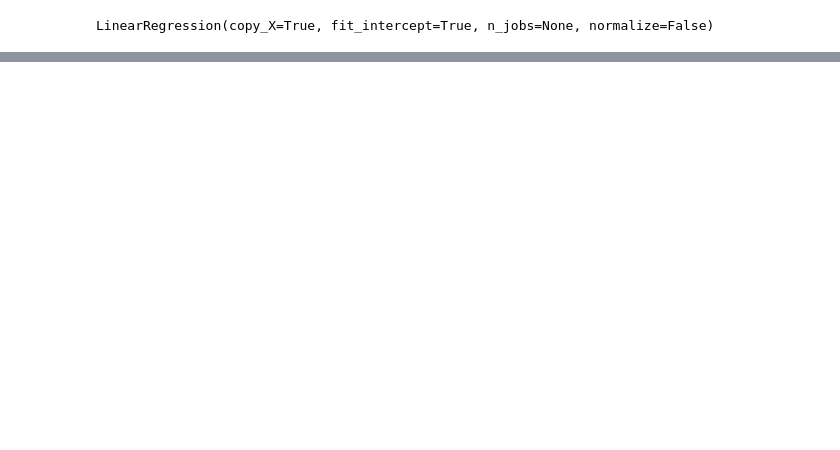
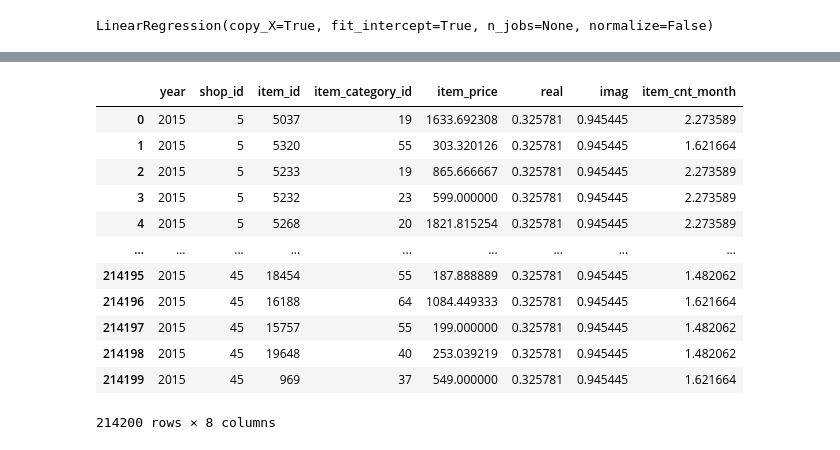
Before and after one commit to Laplusdestiny/-kaggle-Predict-Future-Sales, a Jupyter notebook: Predict-Future-Sales-01.ipynb, the cells around one changed output, grey strips where cells are left out. Drawn from its saved outputs; the diff is of its cells as text; code cells hidden in the pictures; blank space fills up the shorter version.

```diff
--- a/Predict-Future-Sales-01.ipynb
+++ b/Predict-Future-Sales-01.ipynb
@@ -549,0 +591,16 @@ submission.to_csv(f"results/{now()}.csv", index=False)
+# %%
+reg = xgb.XGBRegressor()
+hp = {
+    'max_depth': [x for x in range(1, 5)],
+    'min_child_weight': [x for x in range(1, 5)],
+    'n_estimators': [x for x in range(10, 100, 20)],
+    'eval_metric': ['rmse'],
+#     'nthread': [8],
+    'objective': ['reg:squarederror'],
+    'tree_method': ['gpu_hist']
+}
+# %%
+reg_cv = GridSearchCV(reg, hp, cv=5)
+train_x, train_y = train_gb[learn_col], train_gb[target_col]
+reg_cv.fit(train_x, train_y)
+print(reg_cv.best_params_, reg_cv.best_score_)
@@ -549,0 +609,3 @@ submission.to_csv(f"results/{now()}.csv", index=False)
+# %%
+reg = xgb.XGBRegressor(**reg_cv.best_params_)
+reg.fit(train_x, train_y)
@@ -549,0 +622,19 @@ submission.to_csv(f"results/{now()}.csv", index=False)
+# %%
+predict = pd.Series(reg.predict(test[learn_col]))
+test["item_cnt_month"] = predict
+# test = pd.DataFrame(mms.inverse_transform(test), columns=test.columns)
+test
+# %% [output]
+|  | year | shop_id | item_id | item_category_id | item_price | real | imag | item_cnt_month |
+| 0 | 2015 | 5 | 5037 | 19 | 1633.692308 | 0.325781 | 0.945445 | 2.273589 |
+| 1 | 2015 | 5 | 5320 | 55 | 303.320126 | 0.325781 | 0.945445 | 1.621664 |
+| 2 | 2015 | 5 | 5233 | 19 | 865.666667 | 0.325781 | 0.945445 | 2.273589 |
+| 3 | 2015 | 5 | 5232 | 23 | 599.000000 | 0.325781 | 0.945445 | 2.273589 |
+| 4 | 2015 | 5 | 5268 | 20 | 1821.815254 | 0.325781 | 0.945445 | 2.273589 |
+| ... | ... | ... | ... | ... | ... | ... | ... | ... |
+| 214195 | 2015 | 45 | 18454 | 55 | 187.888889 | 0.325781 | 0.945445 | 1.482062 |
+| 214196 | 2015 | 45 | 16188 | 64 | 1084.449333 | 0.325781 | 0.945445 | 1.621664 |
+| 214197 | 2015 | 45 | 15757 | 55 | 199.000000 | 0.325781 | 0.945445 | 1.482062 |
+| 214198 | 2015 | 45 | 19648 | 40 | 253.039219 | 0.325781 | 0.945445 | 1.482062 |
+| 214199 | 2015 | 45 | 969 | 37 | 549.000000 | 0.325781 | 0.945445 | 1.621664 |
+214200 rows × 8 columns
```
Also changed, not shown: parts of 16 cells of this notebook, 3 other files.
